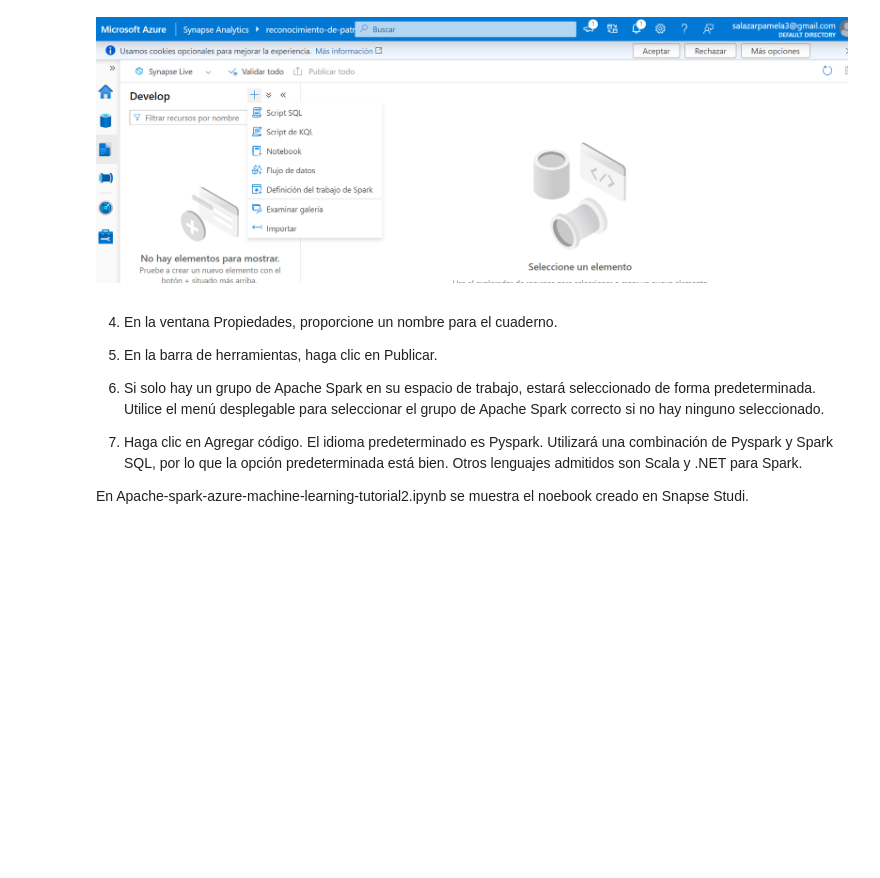
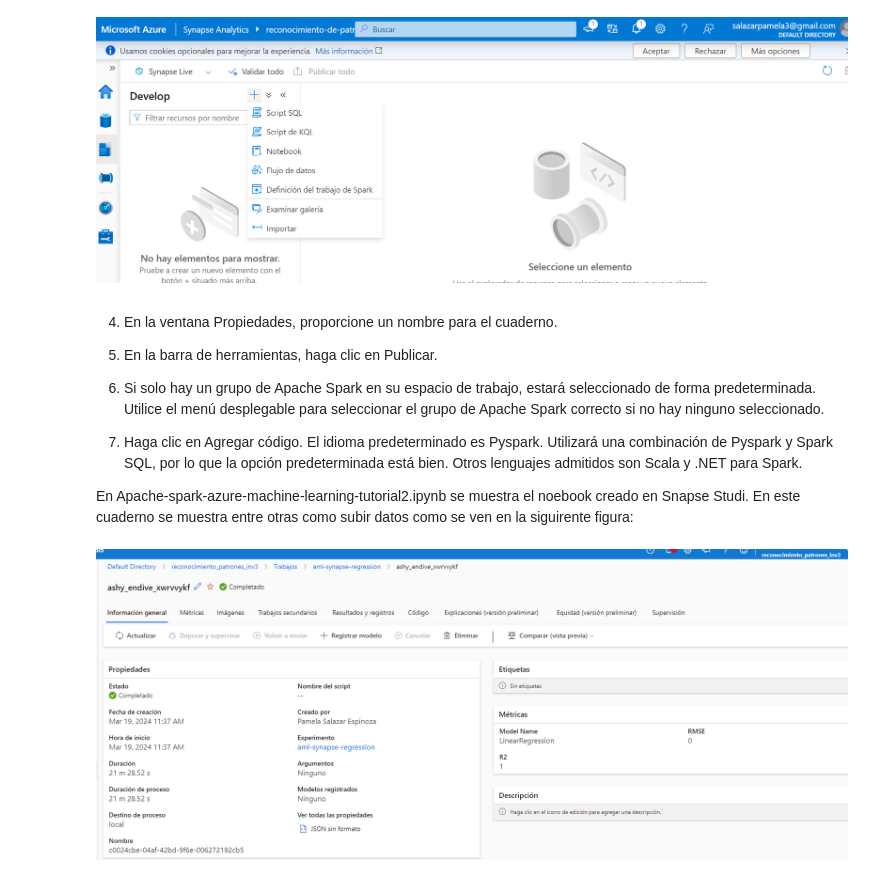
Before and after one commit to psalazar211/RecPatrones_Inv-Corta3, a Jupyter notebook: Hadoop-Spark/Apache-spark-azure-machine-learning-tutorial1.ipynb, the cells around one changed output. Drawn from its saved outputs; the diff is of its cells as text; code cells hidden in the pictures; blank space fills up the shorter version.

```diff
--- a/Hadoop-Spark/Apache-spark-azure-machine-learning-tutorial1.ipynb
+++ b/Hadoop-Spark/Apache-spark-azure-machine-learning-tutorial1.ipynb
@@ -101,4 +101,9 @@ Image("Images/develop_notebook.png")
 
 7. Haga clic en Agregar código. El idioma predeterminado es Pyspark. Utilizará una combinación de Pyspark y Spark SQL, por lo que la opción predeterminada está bien. Otros lenguajes admitidos son Scala y .NET para Spark.
 
-En Apache-spark-azure-machine-learning-tutorial2.ipynb se muestra el noebook creado en Snapse Studi.
+En Apache-spark-azure-machine-learning-tutorial2.ipynb se muestra el noebook creado en Snapse Studi. En este cuaderno se muestra entre otras como subir datos como se ven en la siguirente figura:
+# %%
+from IPython.display import Image
+Image("Images/spark_data.png")
+# %% [output]
+[figure, added]
```
Also changed, not shown: parts of 3 cells of this notebook, 3 other files.
